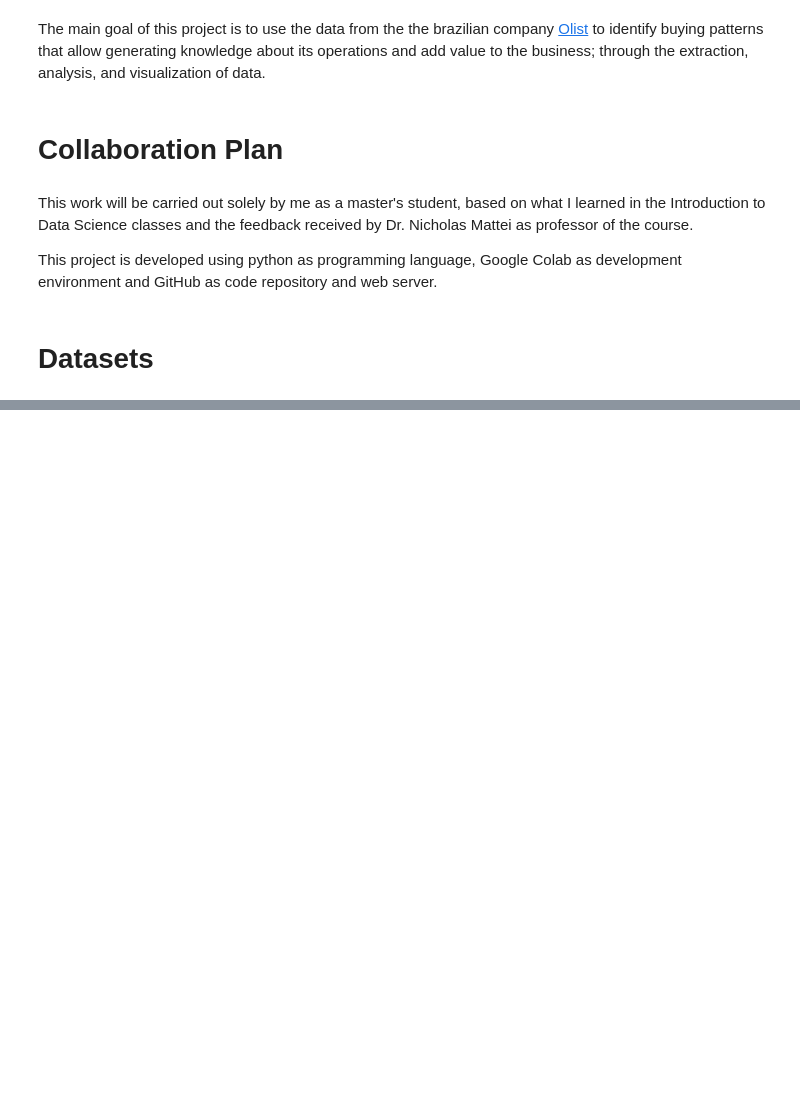
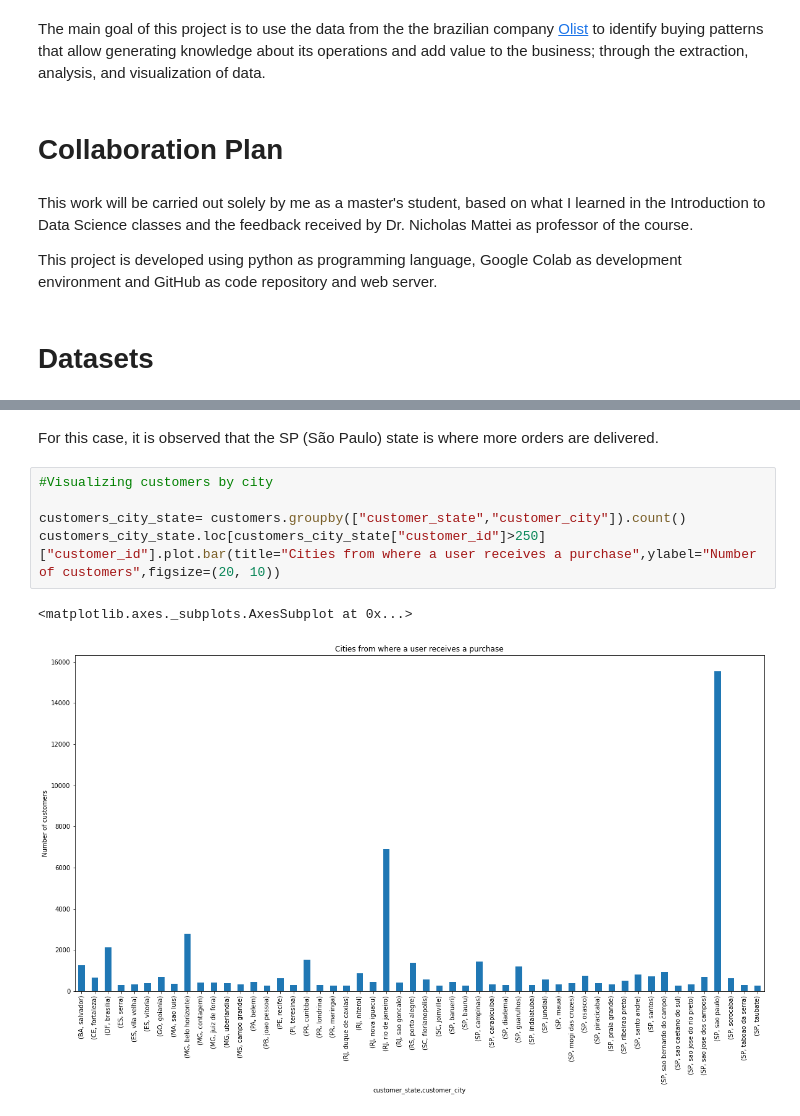
Before and after one commit to lpenuelac/lpenuelac.github.io, a Jupyter notebook: notebook/Project.ipynb, the cells around one changed output, grey strips where cells are left out. Cells and saved outputs as stored; diff of their text form; blank space fills up the shorter version.

```diff
--- a/notebook/Project.ipynb
+++ b/notebook/Project.ipynb
@@ -44,0 +133,10 @@ There are eight datasets with the following data:
+# %% [markdown]
+For this case, it is observed that the SP (São Paulo) state is where more orders are delivered.
+# %%
+#Visualizing customers by city
+
+customers_city_state= customers.groupby(["customer_state","customer_city"]).count()
+customers_city_state.loc[customers_city_state["customer_id"]>250]["customer_id"].plot.bar(title="Cities from where a user receives a purchase",ylabel="Number of customers",figsize=(20, 10))
+# %% [output]
+<matplotlib.axes._subplots.AxesSubplot at 0x...>
+[figure, added]
```
Also changed, not shown: parts of 29 cells of this notebook, 1 other file.
